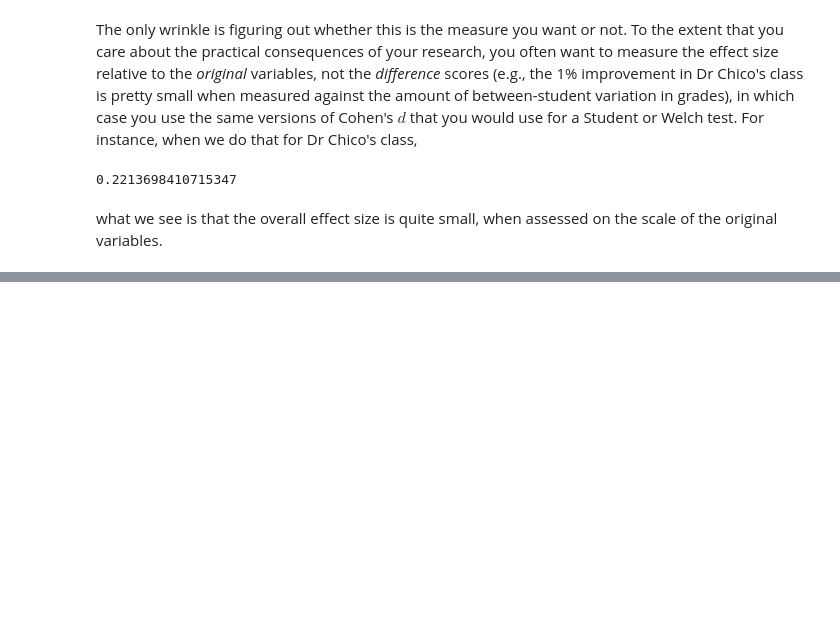
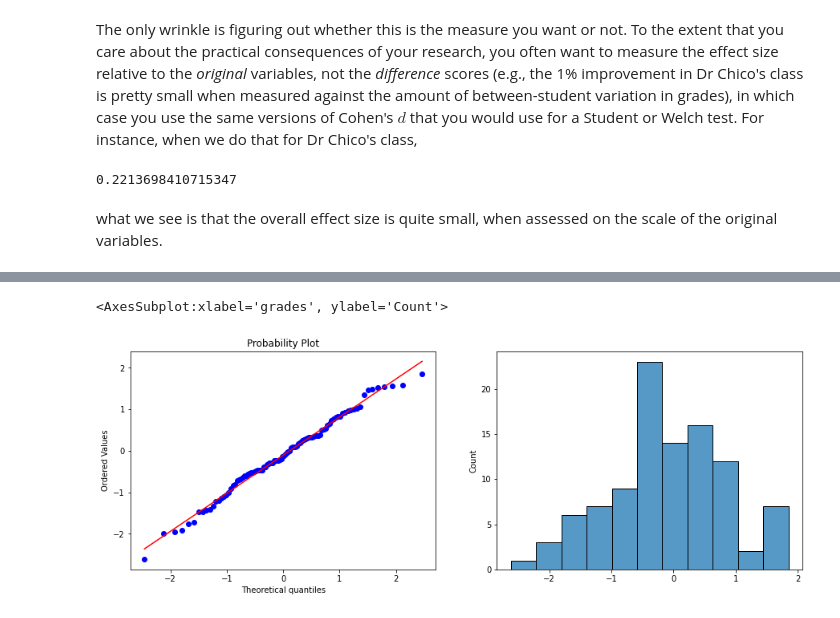
Before and after one commit to ethanweed/pythonbook, a Jupyter notebook: Book/_build/jupyter_execute/05.02-ttest.ipynb, the cells around one changed output, grey strips where cells are left out. Cells and saved outputs as stored; diff of their text form; code cells hidden in the pictures; blank space fills up the shorter version.

Commit message:
added awesome data

```diff
--- a/Book/_build/jupyter_execute/05.02-ttest.ipynb
+++ b/Book/_build/jupyter_execute/05.02-ttest.ipynb
@@ -1368,0 +1300,17 @@ qqnorm( y = normal.data )        # draw the QQ plot
+# %%
+import numpy as np
+import seaborn as sns
+from scipy.stats import probplot
+
+np.random.seed(42)
+normal_data = np.random.normal(size=100)
+
+fig, (ax1, ax2) = plt.subplots(1, 2, figsize=(15, 5))
+
+qq = probplot(normal_data, dist="norm", plot = ax1)
+hist = sns.histplot(normal_data, axes=ax2)
+
+glue("qq_fig", ax, display=False)
+# %% [output]
+<AxesSubplot:xlabel='grades', ylabel='Count'>
+[figure, added]
```
Also changed, not shown: parts of 13 cells of this notebook, 27 other files.
